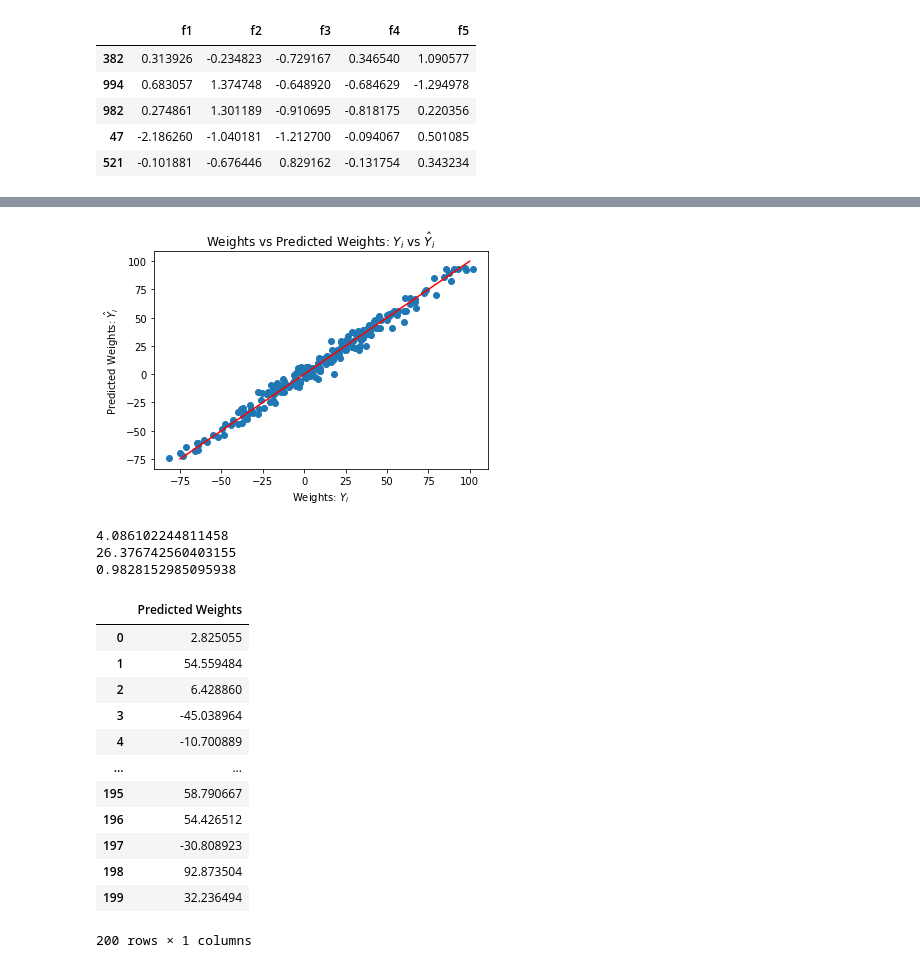
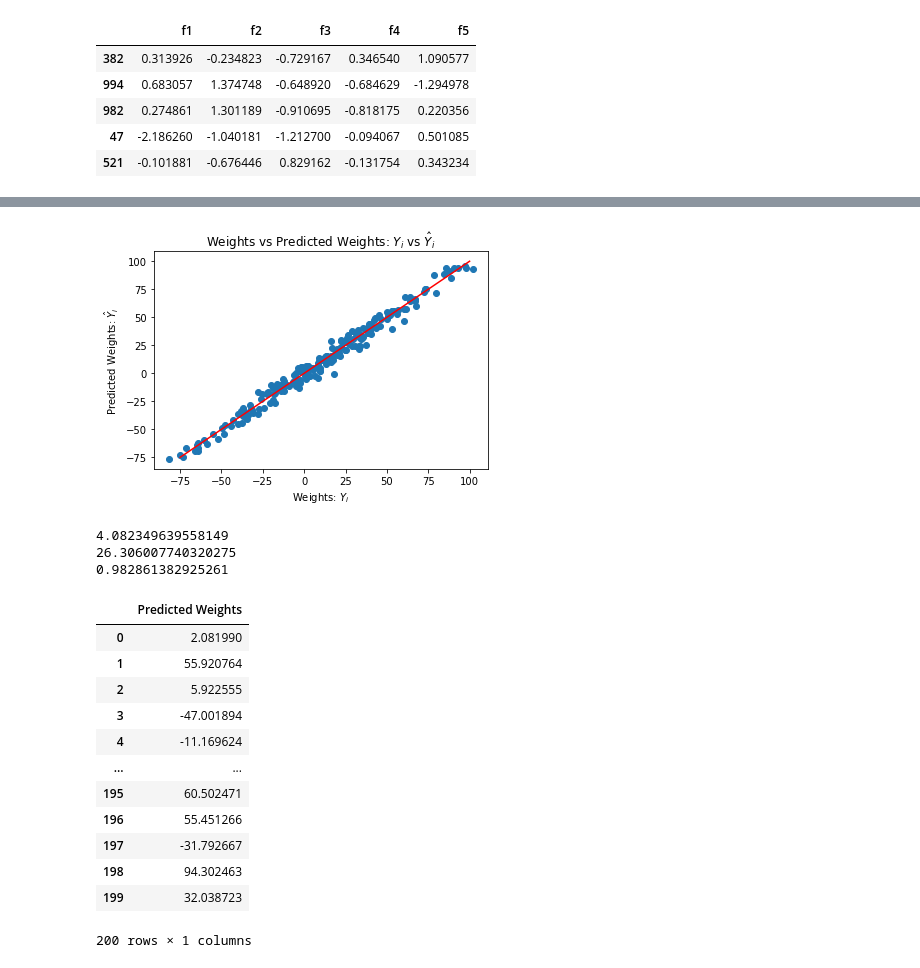
Before and after one commit to aryadiva/CPC251_Assg, a Jupyter notebook: Assg1-CPC251.ipynb, the cells around one changed output, grey strips where cells are left out. Saved outputs shown, nothing was run; the diff lists cells and outputs as text; code cells hidden in the pictures.

```diff
--- a/Assg1-CPC251.ipynb
+++ b/Assg1-CPC251.ipynb
@@ -86,7 +86,7 @@ max_epoch = 1500 # Set max iteration to 6000
 #   to display training loss value for each epoch of the training loop
 def train_model(X, y, alpha, max_epoch):
     from sklearn.linear_model import SGDRegressor
-    reg_gd = SGDRegressor(loss='huber', eta0=alpha, max_iter=max_epoch, early_stopping=False, tol=None, verbose=1, random_state=1)
+    reg_gd = SGDRegressor(eta0=alpha, max_iter=max_epoch, early_stopping=False, verbose=1, random_state=1)
     hist_loss = reg_gd.fit(X_train, y_train.values.ravel())
     w = reg_gd.predict(X_test)
 
@@ -124,13 +124,13 @@ Total training time: 0.36 seconds.
-[figure, old version]
+[figure, new version]
 # %%
 from sklearn.metrics import mean_absolute_error, mean_squared_error, r2_score
 print(mean_absolute_error(y_test, w))
 print(mean_squared_error(y_test, w))
 print(r2_score(y_test, w))
 # %% [output]
-4.086102244811458
-26.376742560403155
-0.9828152985095938
+4.082349639558149
+26.306007740320275
+0.982861382925261
 # %%
 #--------------------------------------------------------------------------------
 # %%
@@ -140,17 +140,17 @@ w_list = pd.DataFrame(w, columns=['Predicted Weights'])
 w_list
 # %% [output]
 |  | Predicted Weights |
-| 0 | 2.825055 |
-| 1 | 54.559484 |
-| 2 | 6.428860 |
-| 3 | -45.038964 |
-| 4 | -10.700889 |
+| 0 | 2.081990 |
+| 1 | 55.920764 |
+| 2 | 5.922555 |
+| 3 | -47.001894 |
+| 4 | -11.169624 |
 | ... | ... |
-| 195 | 58.790667 |
-| 196 | 54.426512 |
-| 197 | -30.808923 |
-| 198 | 92.873504 |
-| 199 | 32.236494 |
+| 195 | 60.502471 |
+| 196 | 55.451266 |
+| 197 | -31.792667 |
+| 198 | 94.302463 |
+| 199 | 32.038723 |
 200 rows × 1 columns
 # %%
 #--------------------------------------------------------------------------------
```
Also changed, not shown: parts of 2 cells of this notebook, 1 other file.
